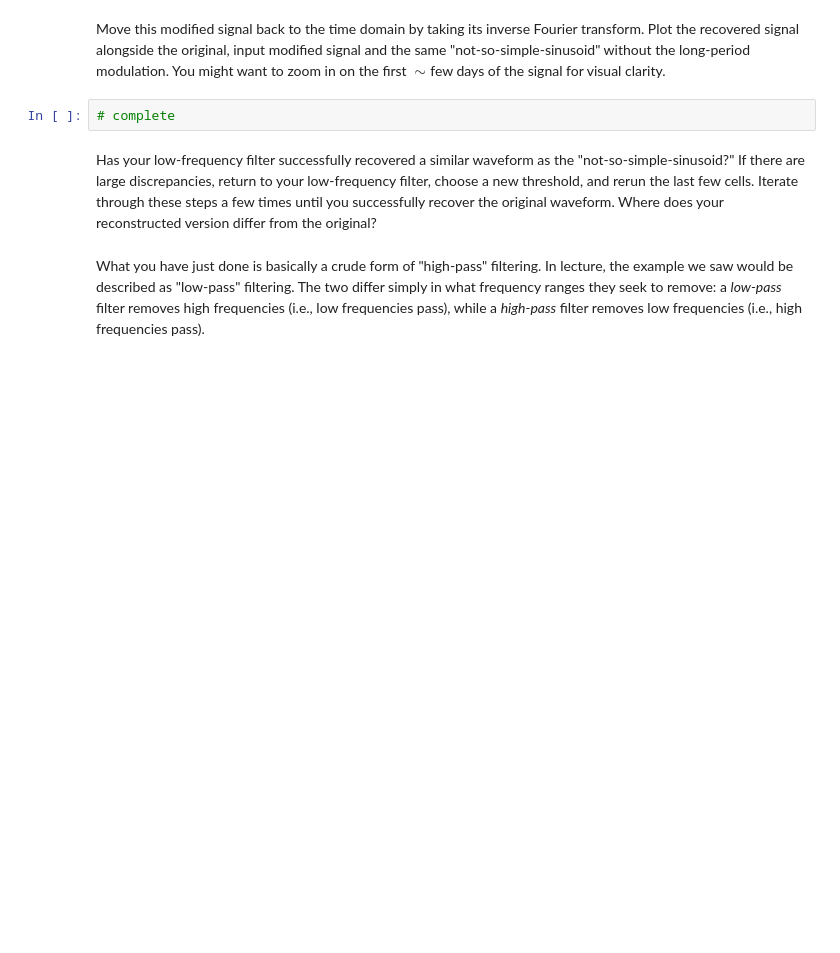
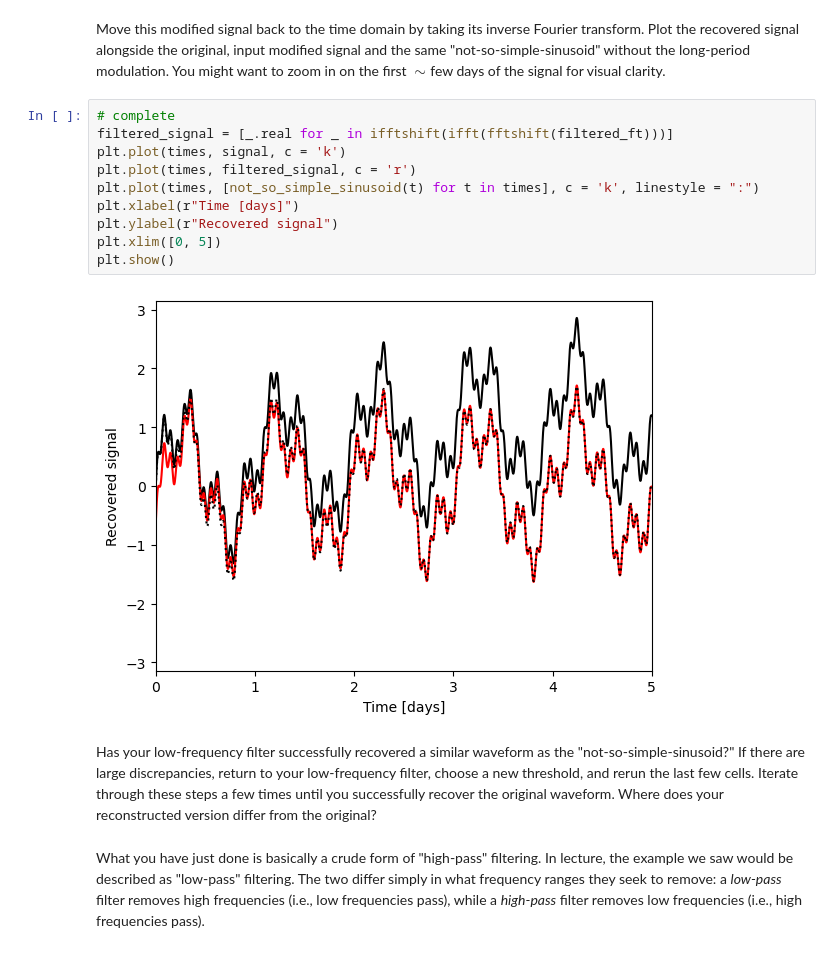
Before and after one commit to katzberger4/Session-27, a Jupyter notebook: Day1/FourierMethodsProblem1.ipynb, the cells around one changed output. Saved outputs shown, nothing was run; the diff lists cells and outputs as text; blank space fills up the shorter version.

```diff
--- a/Day1/FourierMethodsProblem1.ipynb
+++ b/Day1/FourierMethodsProblem1.ipynb
@@ -322,6 +348,16 @@ Apply a simple filter that removes the low-frequency oscillations. Choose some t
 Move this modified signal back to the time domain by taking its inverse Fourier transform. Plot the recovered signal alongside the original, input modified signal and the same "not-so-simple-sinusoid" without the long-period modulation. You might want to zoom in on the first $\sim$few days of the signal for visual clarity.
 # %%
 # complete
+filtered_signal = [_.real for _ in ifftshift(ifft(fftshift(filtered_ft)))]
+plt.plot(times, signal, c = 'k')
+plt.plot(times, filtered_signal, c = 'r')
+plt.plot(times, [not_so_simple_sinusoid(t) for t in times], c = 'k', linestyle = ":")
+plt.xlabel(r"Time [days]")
+plt.ylabel(r"Recovered signal")
+plt.xlim([0, 5])
+plt.show()
+# %% [output]
+[figure, added]
 # %% [markdown]
 Has your low-frequency filter successfully recovered a similar waveform as the "not-so-simple-sinusoid?" If there are large discrepancies, return to your low-frequency filter, choose a new threshold, and rerun the last few cells. Iterate through these steps a few times until you successfully recover the original waveform. Where does your reconstructed version differ from the original?
 # %% [markdown]
```
Also changed, not shown: parts of 16 cells of this notebook, 5 other files.
